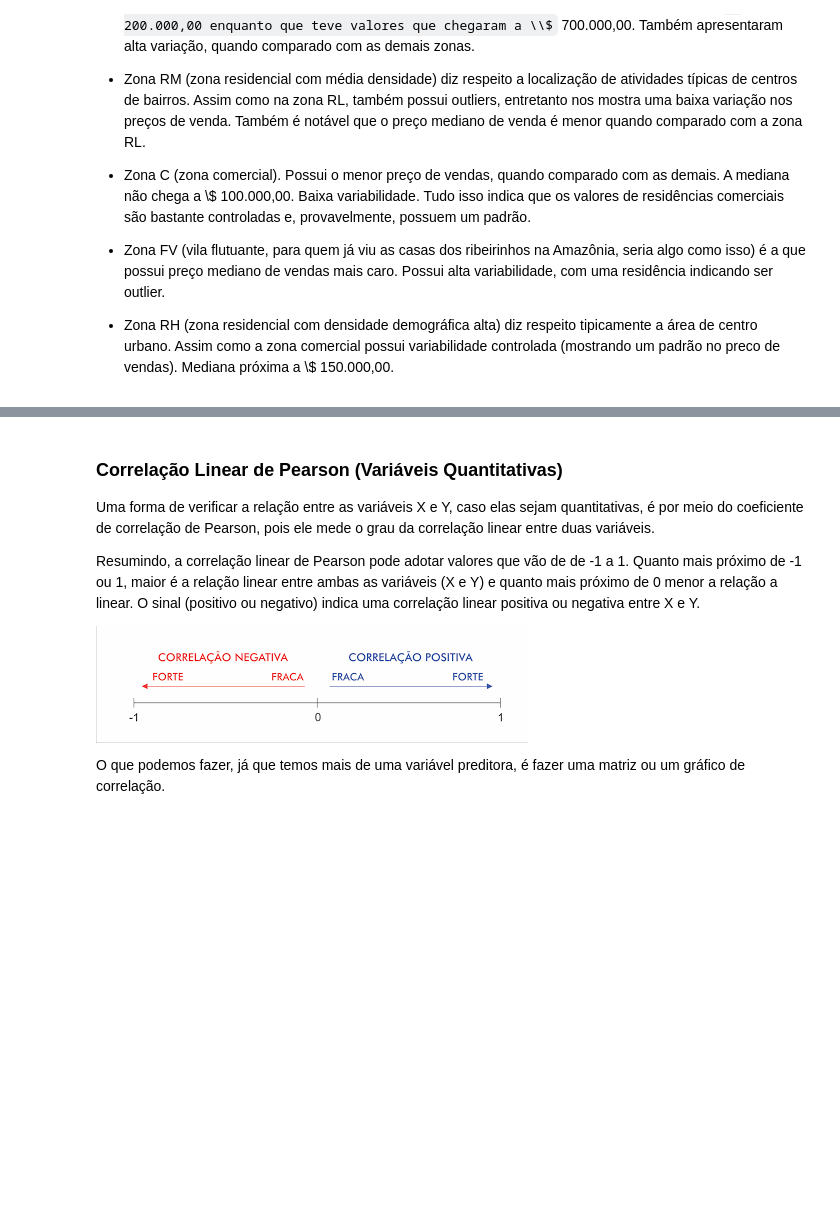
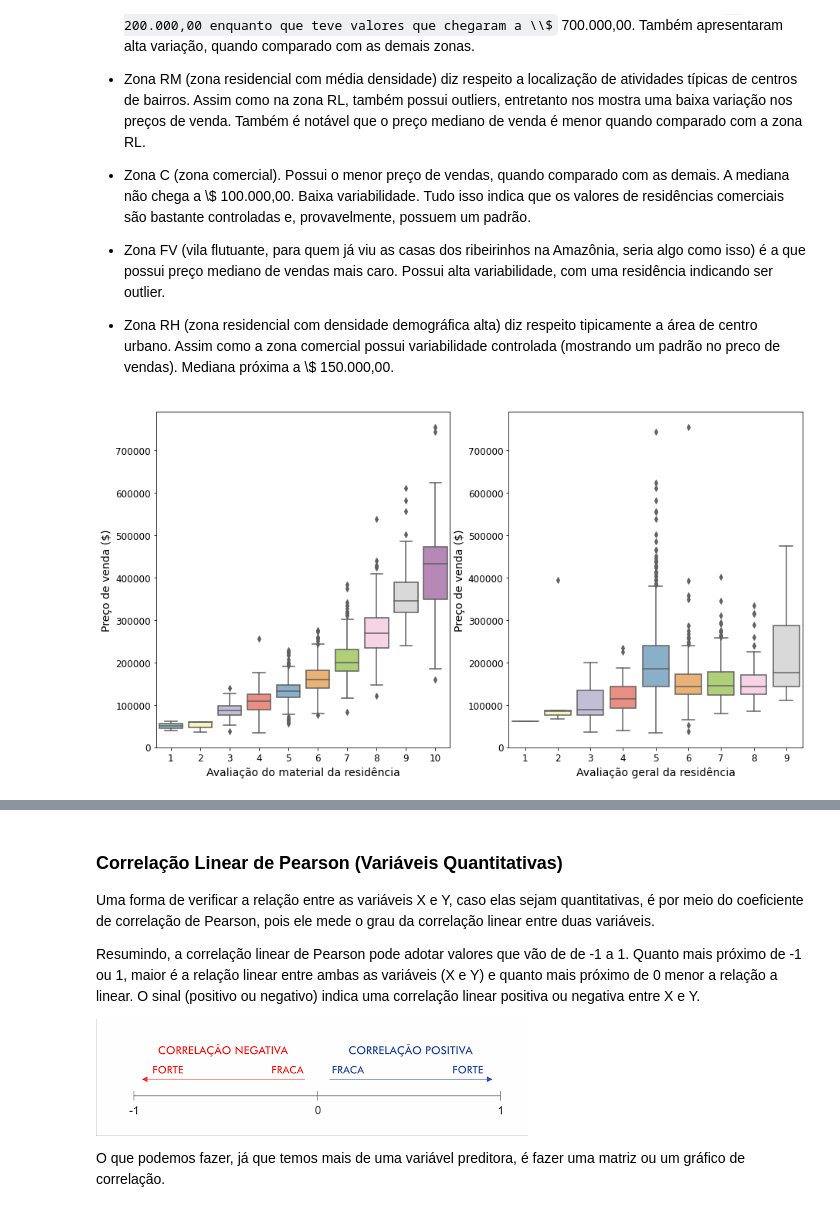
Before and after one commit to barbosarafael/Projetos, a Jupyter notebook: House Prices - Advanced Regression Techniques/notebook_house_prices.ipynb, the cells around one changed output, grey strips where cells are left out. Saved outputs shown, nothing was run; the diff lists cells and outputs as text; code cells hidden in the pictures; some formulas as TeX source; blank space fills up the shorter version.

```diff
--- a/House Prices - Advanced Regression Techniques/notebook_house_prices.ipynb
+++ b/House Prices - Advanced Regression Techniques/notebook_house_prices.ipynb
@@ -294,3 +295,30 @@ Através do boxplot acima podemos concluir que:
 - Zona FV (vila flutuante, para quem já viu as casas dos ribeirinhos na Amazônia, seria algo como isso) é a que possui preço mediano de vendas mais caro. Possui alta variabilidade, com uma residência indicando ser outlier.
 
 - Zona RH (zona residencial com densidade demográfica alta) diz respeito tipicamente a área de centro urbano. Assim como a zona comercial possui variabilidade controlada (mostrando um padrão no preco de vendas). Mediana próxima a \\$ 150.000,00.
+# %%
+plt.figure(figsize = [15, 8])
+
+plt.subplot(1, 2, 1)
+
+sns.boxplot(x = "OverallQual", y = "SalePrice", data = treino, palette = "Set3")
+plt.xlabel("Avaliação do material da residência", fontsize = 14, color = "black")
+plt.ylabel("Preço de venda ($)", fontsize = 14, color = "black")
+plt.tick_params(axis = "x", labelsize = 12, labelcolor = "black")
+plt.tick_params(axis = "y", labelsize = 12, labelcolor = "black")
+
+#---
+
+plt.subplot(1, 2, 2)
+
+
+sns.boxplot(x = "OverallCond", y = "SalePrice", data = treino, palette = "Set3")
+plt.xlabel("Avaliação geral da residência", fontsize = 14, color = "black")
+plt.ylabel("Preço de venda ($)", fontsize = 14, color = "black")
+plt.tick_params(axis = "x", labelsize = 12, labelcolor = "black")
+plt.tick_params(axis = "y", labelsize = 12, labelcolor = "black")
+
+#---
+
+plt.show()
+# %% [output]
+[figure, added]
```
Also changed, not shown: parts of 5 cells of this notebook.
